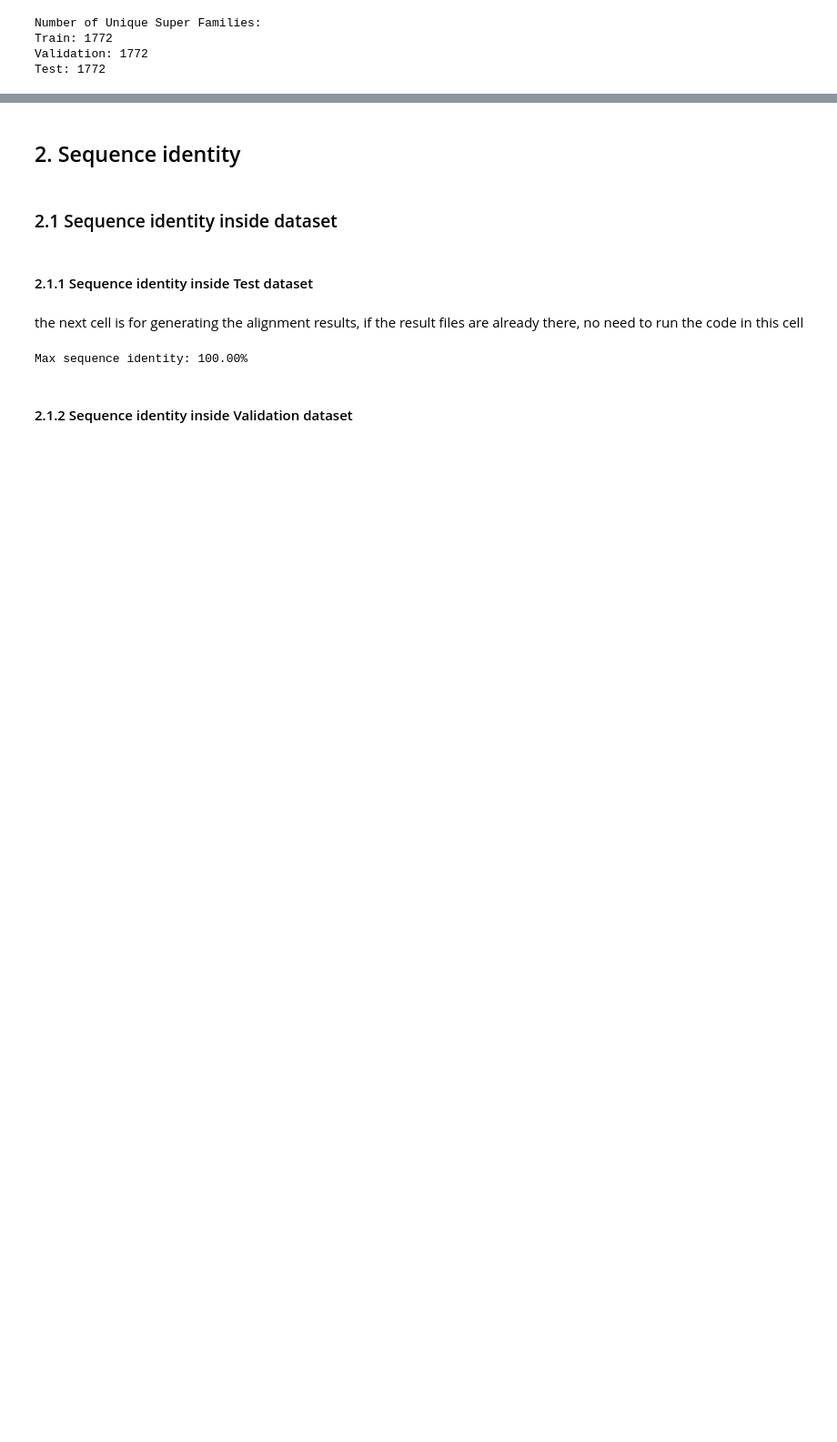
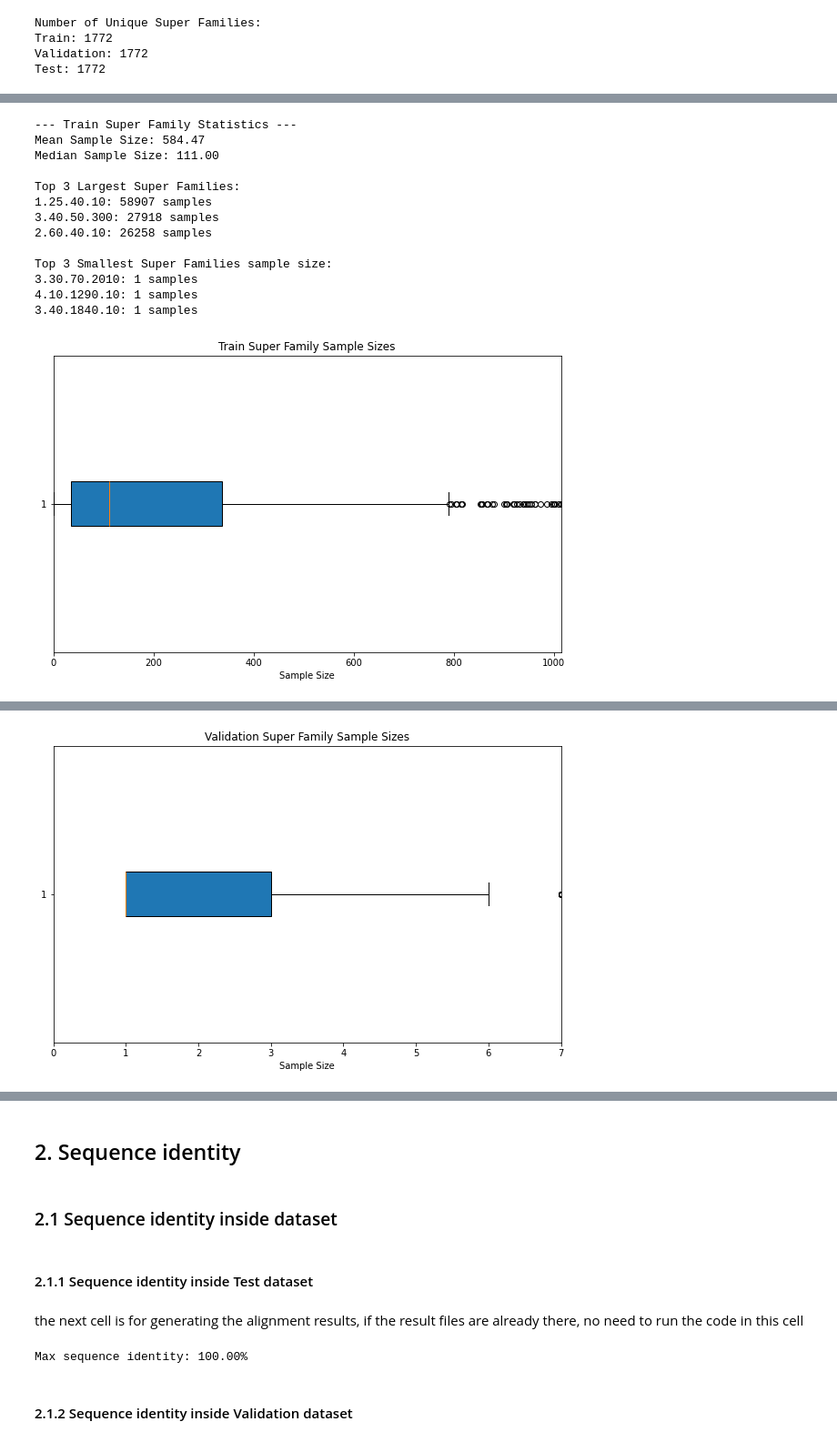
Before and after one commit to Mouret-Orfeu/CATHe2, a Jupyter notebook: data_analysis/Data_analysis.ipynb, the cells around one changed output, grey strips where cells are left out. Shown at 91% size. Drawn from its saved outputs; the diff is of its cells as text; code cells hidden in the pictures; blank space fills up the shorter version.

Commit message:
feat: more data analysis before filtering SF sample based on their sizes

```diff
--- a/data_analysis/Data_analysis.ipynb
+++ b/data_analysis/Data_analysis.ipynb
@@ -21,5 +21,5 @@ os.chdir('/home/ku76797/Documents/internship/Work/CATHe')
 # %%
-df_train = pd.read_csv('../data/Dataset/csv/Train.csv')
+df_train = pd.read_csv('./data/Dataset/csv/Train.csv')
 # Extract Super Families (SF column)
 y_train = df_train['SF'].tolist()
 # Extract AA Sequences
@@ -28,7 +28,7 @@ AA_sequences_train = df_train['Sequence'].tolist()
 
 # val
 
-df_val = pd.read_csv('../data/Dataset/csv/Val.csv')
+df_val = pd.read_csv('./data/Dataset/csv/Val.csv')
 # Extract Super Families (SF column)
 y_val = df_val['SF'].tolist()
 # Extract AA Sequences
@@ -37,7 +37,7 @@ AA_sequences_val = df_val['Sequence'].tolist()
 
 # test
 
-df_test = pd.read_csv('../data/Dataset/csv/Test.csv')
+df_test = pd.read_csv('./data/Dataset/csv/Test.csv')
 # Extract Super Families (SF column)
 y_test = df_test['SF'].tolist()
 # Extract AA Sequences
@@ -279,0 +221,67 @@ Top 5 Super Families in Test:
+# %%
+import matplotlib.pyplot as plt
+from collections import Counter
+import numpy as np
+
+# Function to plot the distribution of super family sample sizes and print statistics
+def plot_sf_sample_sizes(y, dataset_name):
+    # Count the number of sequences in each super family
+    sf_counter = Counter(y)
+
+    # Convert the counter to a list of sample sizes
+    sf_sample_sizes = list(sf_counter.values())
+
+    # Calculate statistics
+    mean_sf = np.mean(sf_sample_sizes)
+    median_sf = np.median(sf_sample_sizes)
+    sorted_sf = sorted(sf_counter.items(), key=lambda item: item[1], reverse=True)
+
+    top_3_largest_sf = sorted_sf[:3]
+    top_3_smallest_sf = sorted_sf[-3:]
+
+    # Print statistics
+    print(f"--- {dataset_name} Super Family Statistics ---")
+    print(f"Mean Sample Size: {mean_sf:.2f}")
+    print(f"Median Sample Size: {median_sf:.2f}")
+
+    print("\nTop 3 Largest Super Families:")
+    for sf, size in top_3_largest_sf:
+        print(f"{sf}: {size} samples")
+
+    print("\nTop 3 Smallest Super Families sample size:")
+    for sf, size in top_3_smallest_sf:
+        print(f"{sf}: {size} samples")
+
+    # Create a box plot of the sample sizes with custom whiskers
+    plt.figure(figsize=(10, 6))
+
+    # 'whis' is set to 1.5 (the typical value) and limit the x-axis to show the smaller SF sizes more clearly
+    plt.boxplot(sf_sample_sizes, vert=False, patch_artist=True, whis=1.5)
+
+    plt.title(f'{dataset_name} Super Family Sample Sizes')
+
+    # Set xlim to limit extreme outliers and zoom into the smaller sample sizes
+    plt.xlim([0, np.percentile(sf_sample_sizes, 90)])  # Show up to the 95th percentile
+
+    plt.xlabel('Sample Size')
+    plt.show()
+
+# Example usage (replace y_train, y_val, y_test with your actual data)
+plot_sf_sample_sizes(y_train, 'Train')
+plot_sf_sample_sizes(y_val, 'Validation')
+plot_sf_sample_sizes(y_test, 'Test')
+# %% [output]
+--- Train Super Family Statistics ---
+Mean Sample Size: 584.47
+Median Sample Size: 111.00
+
+Top 3 Largest Super Families:
+1.25.40.10: 58907 samples
+3.40.50.300: 27918 samples
+2.60.40.10: 26258 samples
+
+Top 3 Smallest Super Families sample size:
+3.30.70.2010: 1 samples
+4.10.1290.10: 1 samples
+3.40.1840.10: 1 samples
+[figure, added]
@@ -279,0 +301 @@ Top 5 Super Families in Test:
+[figure, added]
```
Also changed, not shown: parts of 6 cells of this notebook, 1 other file.
